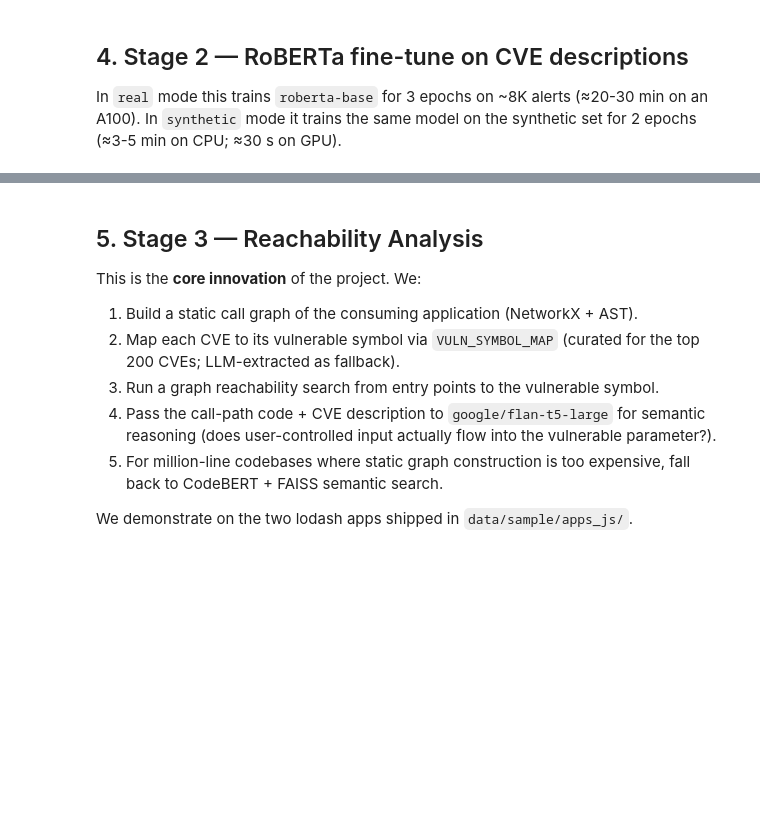
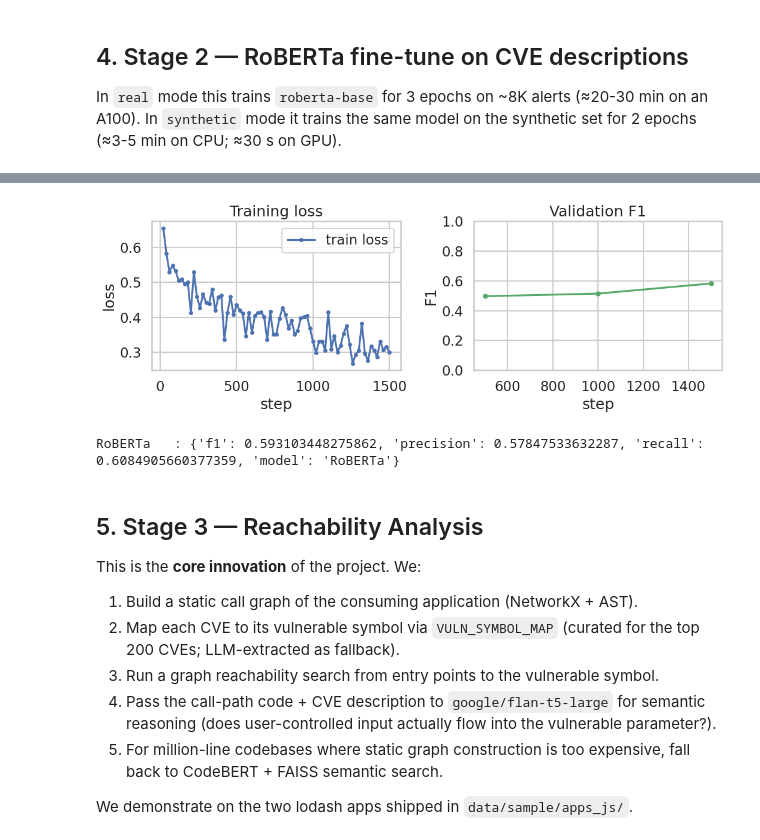
Before and after one commit to honeyankit/reachability-llm, a Jupyter notebook: notebooks/FalsePositive_SupplyChain_Honey.ipynb, the cells around one changed output, grey strips where cells are left out. Saved outputs shown, nothing was run; the diff lists cells and outputs as text; code cells hidden in the pictures; blank space fills up the shorter version.

```diff
--- a/notebooks/FalsePositive_SupplyChain_Honey.ipynb
+++ b/notebooks/FalsePositive_SupplyChain_Honey.ipynb
@@ -52,11 +124,11 @@ SEED = 42
 random.seed(SEED); np.random.seed(SEED)
 
 # Two modes:
-#   "synthetic" — fast, no downloads, runs on CPU.
+#   "synthetic" — fast, no downloads, runs on CPU in <2 min.
 #   "real"      — clone Advisory DB + download EPSS + fine-tune RoBERTa on A100.
-MODE = "synthetic"   # change to "real" on Colab Pro
-N_EXAMPLES = 1000     # synthetic dataset size
+MODE = "real"   # change to "real" on Colab Pro
+N_EXAMPLES = 1000    # synthetic dataset size
 
 import torch
 device = "cuda" if torch.cuda.is_available() else "cpu"
-print(f"Mode: {MODE}  |  Device: {device}  |  Examples: {N_EXAMPLES}")
+print(f"Mode: {MODE}  |  Device: {device}  |  Examples (synthetic): {N_EXAMPLES}")
@@ -165,8 +259,41 @@ plt.tight_layout(); plt.show()
+# %%
+# ── Training curves ──────────────────────────────────────────────────────────
+history = roberta._trainer.state.log_history
+hist_df = pd.DataFrame(history)
+
+fig, axes = plt.subplots(1, 2, figsize=(11, 4))
+
+# Left: training loss
+train_loss = hist_df[hist_df["loss"].notna()] if "loss" in hist_df.columns else pd.DataFrame()
+if not train_loss.empty:
+    axes[0].plot(train_loss["step"], train_loss["loss"], label="train loss", marker="o", ms=4)
+    axes[0].set_xlabel("step"); axes[0].set_ylabel("loss"); axes[0].set_title("Training loss")
+    axes[0].legend()
+else:
+    axes[0].text(0.5, 0.5, "no training loss logged", ha="center", va="center")
+    axes[0].set_title("Training loss")
+
+# Right: validation F1
+eval_f1 = hist_df[hist_df.get("eval_f1", pd.Series(dtype=float)).notna()] if "eval_f1" in hist_df.columns else pd.DataFrame()
+if not eval_f1.empty:
+    axes[1].plot(eval_f1["step"], eval_f1["eval_f1"], marker="o", ms=5, color="C2")
+    axes[1].set_xlabel("step"); axes[1].set_ylabel("F1"); axes[1].set_title("Validation F1")
+    axes[1].set_ylim(0, 1)
+else:
+    axes[1].text(0.5, 0.5, "no eval F1 logged", ha="center", va="center")
+    axes[1].set_title("Validation F1")
+
+plt.tight_layout(); plt.show()
+# %% [output]
+[figure, added]
 # %%
 roberta_proba = roberta.predict_proba(test_df)
 roberta_pred = roberta_proba.argmax(-1)
-roberta_metrics = compute_metrics(test_df["label"], roberta_pred); roberta_metrics["model"] = "RoBERTa"
-print("RoBERTa:", roberta_metrics)
+roberta_metrics = compute_metrics(test_df["label"].values, roberta_pred)
+roberta_metrics["model"] = "RoBERTa"
+print("RoBERTa   :", roberta_metrics)
+# %% [output]
+RoBERTa   : {'f1': 0.593103448275862, 'precision': 0.57847533632287, 'recall': 0.6084905660377359, 'model': 'RoBERTa'}
 # %% [markdown]
 ## 5. Stage 3 — Reachability Analysis
 
```
Also changed, not shown: parts of 28 cells of this notebook.
